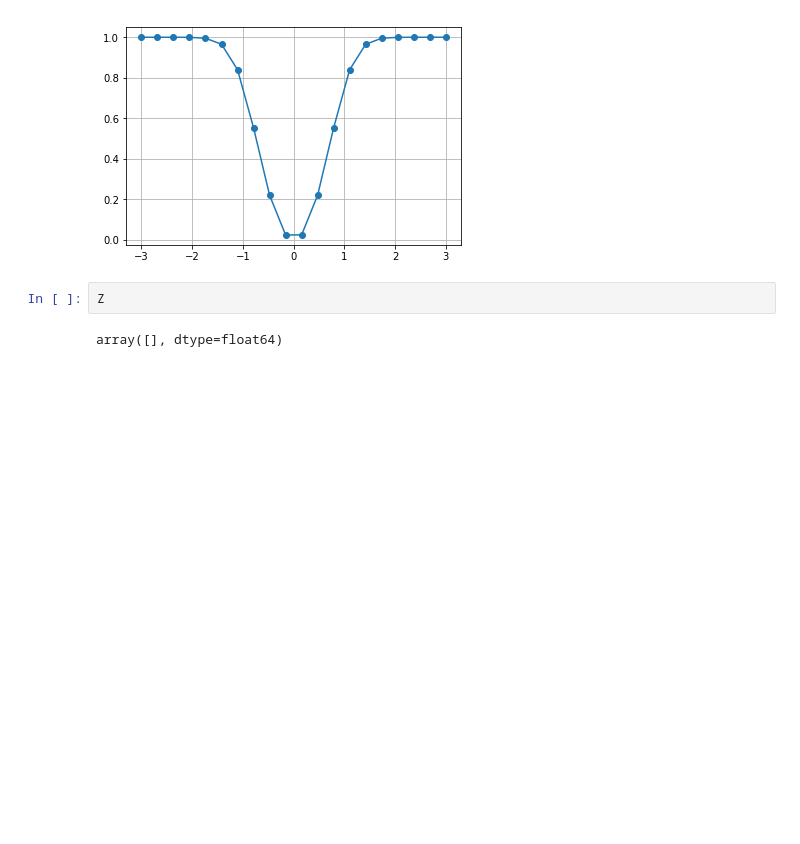
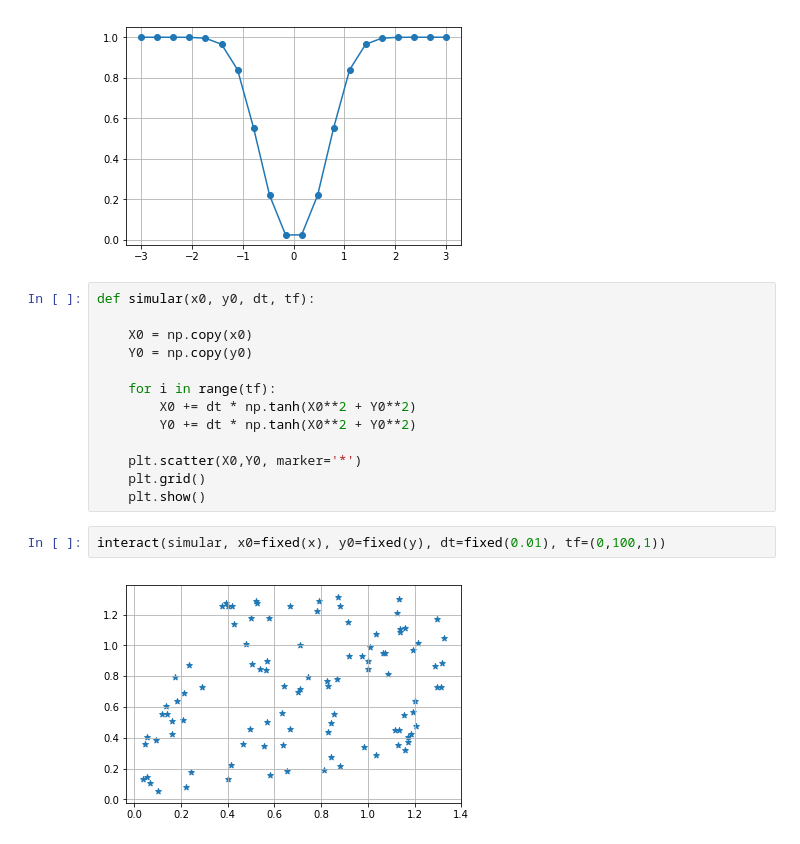
Before and after one commit to fchacon20/SciProg, a Jupyter notebook: 07/07_activity.ipynb, the cells around one changed output. Saved outputs shown, nothing was run; the diff lists cells and outputs as text; blank space fills up the shorter version.

```diff
--- a/07/07_activity.ipynb
+++ b/07/07_activity.ipynb
@@ -61,7 +61,20 @@ plt.grid()
 plt.show()
 # %% [output]
 [figure]
-# %%
-Z
-# %% [output]
-array([], dtype=float64)
+# %%
+def simular(x0, y0, dt, tf):
+
+    X0 = np.copy(x0)
+    Y0 = np.copy(y0)
+
+    for i in range(tf):
+        X0 += dt * np.tanh(X0**2 + Y0**2)
+        Y0 += dt * np.tanh(X0**2 + Y0**2)
+
+    plt.scatter(X0,Y0, marker='*')
+    plt.grid()
+    plt.show()
+# %%
+interact(simular, x0=fixed(x), y0=fixed(y), dt=fixed(0.01), tf=(0,100,1))
+# %% [output]
+[figure, added]
```
Also changed, not shown: parts of 3 cells of this notebook.
